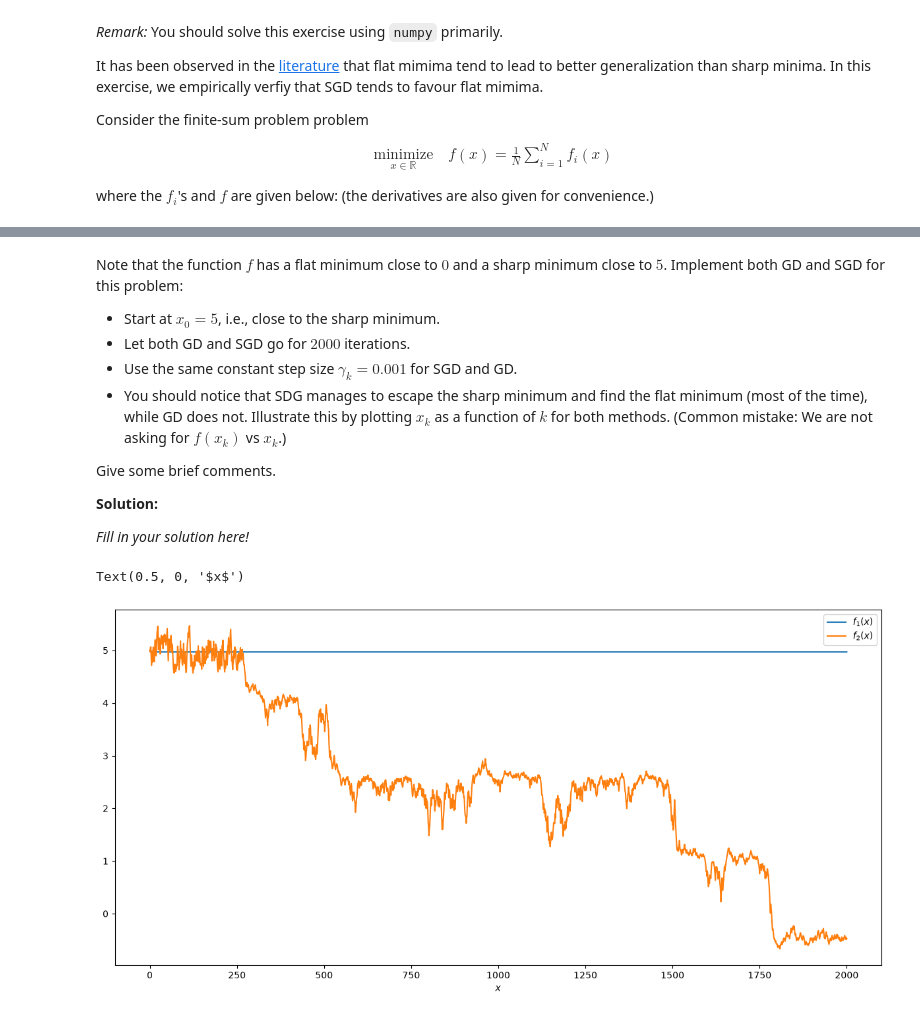
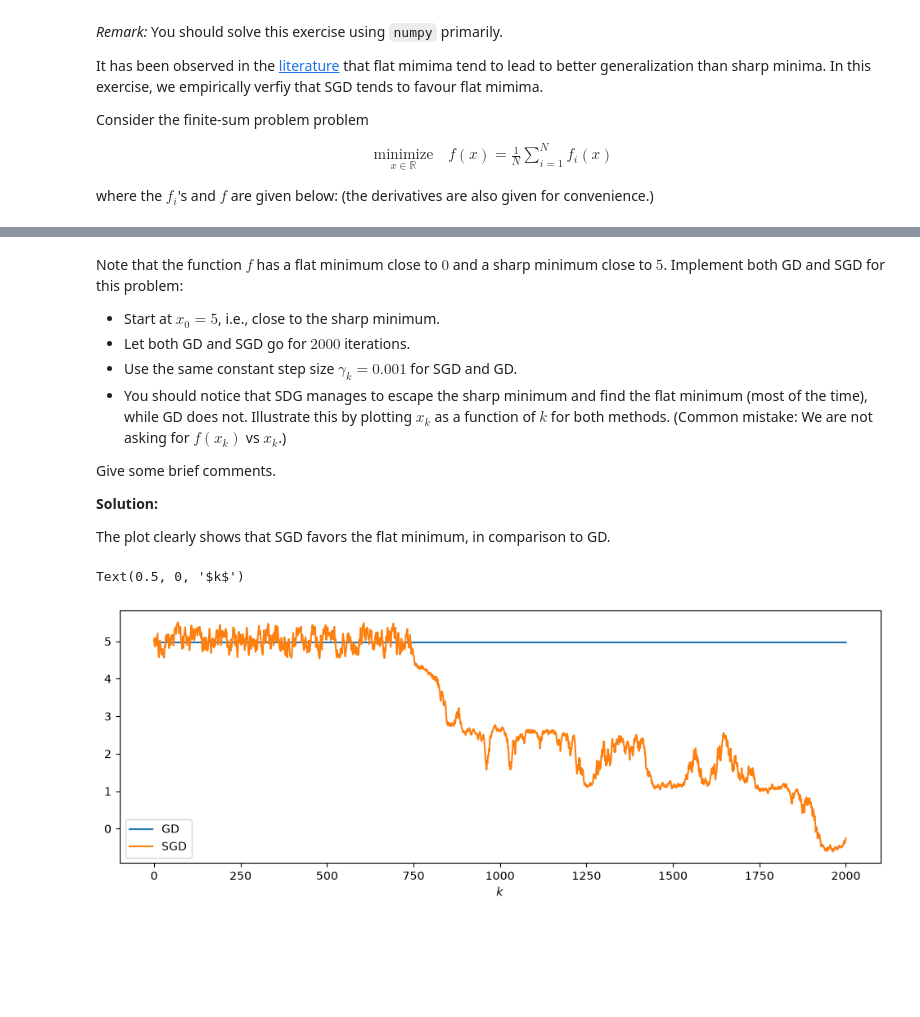
Before and after one commit to jakobsoderberg1/frtn50, a Jupyter notebook: handin2.ipynb, the cells around one changed output, grey strips where cells are left out. Drawn from its saved outputs; the diff is of its cells as text; code cells hidden in the pictures; blank space fills up the shorter version.

```diff
--- a/handin2.ipynb
+++ b/handin2.ipynb
@@ -680,5 +679,5 @@ axes.legend([r'Data points $\{(x_{i},y_{i})\}_{i=1}^{N}$', r'Fitted polynomial m
 axes.set_xlabel('$x$')
 axes.set_ylabel('$y$')
 axes.grid(linestyle='dashed', linewidth=0.5)
-axes.set_ylim([-1.5, 1.5]);
+axes.set_ylim(-1.5, 1.5)
 # %% [output]
@@ -918,11 +918,11 @@ class OverparameterizedModel(nn.Module):
 
         return x
 
-def train(model, log=True):
+def train(model, iters=2000, log=True):
     loss_fn = nn.MSELoss()
     optimizer = optim.SGD(model.parameters(), lr=0.05)
     loss_res = []
-    for epoch in range(2000):
+    for epoch in range(iters):
         losses_in_epoch = []
         for batch in data_loader:
 
@@ -957,8 +957,8 @@ def train(model, log=True):
 underparameterized_model = UnderparameterizedModel()
 overparameterized_model = OverparameterizedModel()
 
-underparameterized_loss_res = train(underparameterized_model)
-overparameterized_loss_res = train(overparameterized_model)
+underparameterized_loss_res = train(underparameterized_model, log=False)
+overparameterized_loss_res = train(overparameterized_model, log=False)
 fig, axs = plt.subplots(1, 2, figsize=(10, 4))
 axs[0].plot(underparameterized_loss_res)
 axs[0].set_title("Underparameterized (1-2-1)")
@@ -1343,19 +1322,22 @@ n = 9
 fig, axes = plt.subplots(dpi=100)
 axes.plot(xs,ys,'ko')
 
+X = np.vander(xs, n+1, increasing=True)
+Y = ys
+
 magnitudes = [0, 1, 10, 100, 1000]
+direction = np.random.randn(n + 1)
 for magnitude in magnitudes:
-  a = np.random.randn(n + 1) * 100
+  a = direction * magnitude
 
-  X = np.vander(xs, n+1, increasing=True)
-  Y = ys
   theta_star = a - X.T @ np.linalg.inv(X @ X.T) @ (X @ a - Y)
   axes.plot(x, np.polyval(np.flip(theta_star), x), label=f"Magnitude={magnitude}")
-  axes.legend([r'Data points $\{(x_{i},y_{i})\}_{i=1}^{N}$', r'Fitted polynomial $m(\cdot\,;\theta^{*})$'])
+
   axes.set_xlabel('$x$')
   axes.set_ylabel('$y$')
   axes.grid(linestyle='dashed', linewidth=0.5)
   axes.set_ylim(-1.5, 1.5)
+  axes.set_xlim(-1.5, 1.5)
   axes.legend()
 plt.tight_layout()
 plt.show()
@@ -1429,7 +1405,7 @@ def grad_f(theta, X, Y):
 def partial_grad_f(theta, X, Y, i):
   return 2 * (X[i] @ theta - Y[i]) * X[i]
 
-def stochastic_gradient_descent(n, iters =10**5*N):
+def stochastic_gradient_descent(n, iters =10**2*N):
   X = np.vander(xs, n+1, increasing=True)
   Y = ys
   beta = 2 / len(Y) * np.linalg.eigvalsh(X.T @ X).max()
@@ -1454,14 +1430,13 @@ def stochastic_gradient_descent(n, iters =10**5*N):
 
   return res
 
-fig, ax = plt.subplots(figsize=(10, 4))
+fig, ax = plt.subplots(figsize=(12, 4))
 
 
-res_list= stochastic_gradient_descent( 9)
-ax.loglog(res_list, label=f"n={n}, {r"$f(\theta_{k})-f(\theta^{*})$"}")
+res_list= stochastic_gradient_descent(9)
+ax.loglog(res_list)
 ax.set_xlabel(r"$k$")
 ax.set_ylabel(r"$||\theta_{k}-\theta^{*}||_{2}^{2}$")
-ax.legend()
 plt.tight_layout()
 plt.show()
 # %% [output]
@@ -1716,39 +1689,39 @@ Give some brief comments.
 
 __Solution:__
 
-_Fill in your solution here!_
+The plot clearly shows that SGD favors the flat minimum, in comparison to GD.
 # %%
 def gradient_descent(iters=2000):
 
   gamma = 0.001
   x_k = 5
   res = [x_k]
 
   for i in range(iters):
     x_k = x_k - gamma * derivative_f(x_k)
     res.append(x_k)
   return res
 
 def stochastic_gradient_descent(iters=2000):
   gamma = 0.001
   x_k = 5
   res = [x_k]
 
   for i in range(iters):
     j = np.random.randint(0, len(derivative_f_i_s))
     x_k = x_k - gamma * derivative_f_i_s[j](x_k)
     res.append(x_k)
 
   return res
 
 gd_res = gradient_descent()
 sgd_res = stochastic_gradient_descent()
 
-fig, axes = plt.subplots(1, 1, figsize=(15,7))
-axes.plot(gd_res)
-axes.plot(sgd_res)
-axes.legend(["$f_{1}(x)$", "$f_{2}(x)$"])
-axes.set_xlabel('$x$')
+fig, axes = plt.subplots(1, 1, figsize=(12,4))
+axes.plot(gd_res, label="GD")
+axes.plot(sgd_res, label="SGD")
+axes.legend()
+axes.set_xlabel(r'$k$')
 # %% [output]
-Text(0.5, 0, '$x$')
+Text(0.5, 0, '$k$')
-[figure, old version]
+[figure, new version]
```
Also changed, not shown: parts of 30 cells of this notebook, 1 other file.
